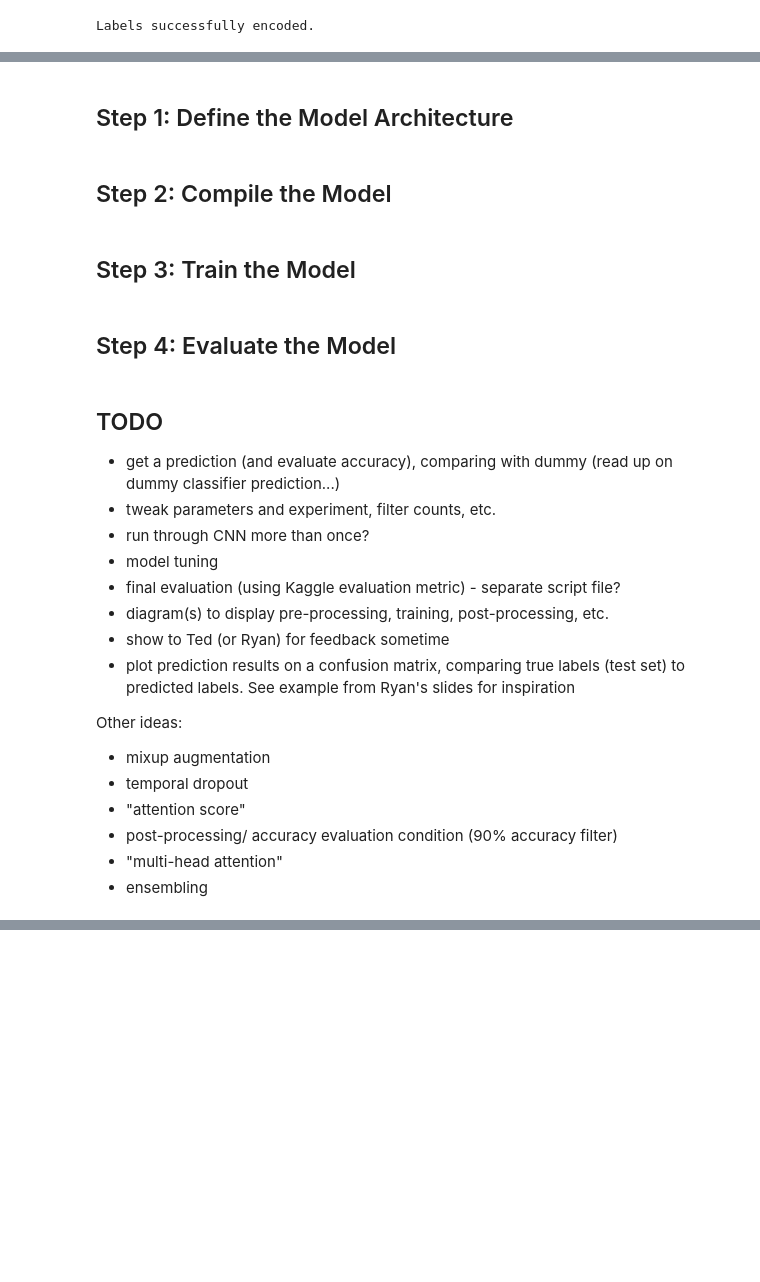
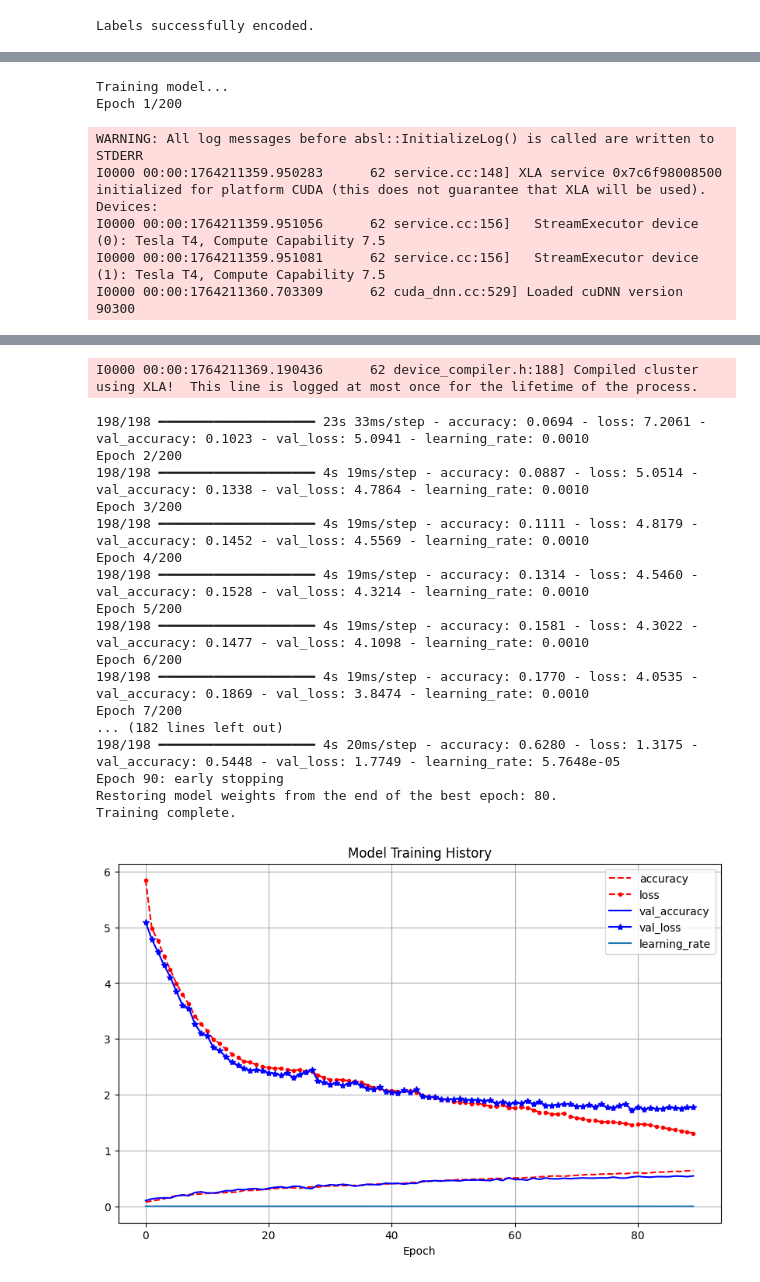
Before and after one commit to tomragus/CMI-Behavior-Detection-1D-CNN, a Jupyter notebook: Jupyter/DRAFT--training_IMU_only.ipynb, the cells around one changed output, grey strips where cells are left out. Saved outputs shown, nothing was run; the diff lists cells and outputs as text; code cells hidden in the pictures; blank space fills up the shorter version.

```diff
--- a/Jupyter/DRAFT--training_IMU_only.ipynb
+++ b/Jupyter/DRAFT--training_IMU_only.ipynb
@@ -324,27 +229,23 @@ Error:
-# %% [markdown]
-## Step 1: Define the Model Architecture
-# %% [markdown]
-## Step 2: Compile the Model
-# %% [markdown]
-## Step 3: Train the Model
-# %% [markdown]
-## Step 4: Evaluate the Model
-# %% [markdown]
-## TODO
-
-- get a prediction (and evaluate accuracy), comparing with dummy (read up on dummy classifier prediction...)
-- tweak parameters and experiment, filter counts, etc.
-- run through CNN more than once?
-- model tuning
-- final evaluation (using Kaggle evaluation metric) - separate script file?
-- diagram(s) to display pre-processing, training, post-processing, etc.
-- show to Ted (or Ryan) for feedback sometime
-- plot prediction results on a confusion matrix, comparing true labels (test set) to predicted labels. See example from Ryan's slides for inspiration
-
-Other ideas:
-- mixup augmentation
-- temporal dropout
-- "attention score"
-- post-processing/ accuracy evaluation condition (90% accuracy filter)
-- "multi-head attention"
-- ensembling
+# %%
+# define early stopping and reduce learning rate on plateau
+early_stopping = EarlyStopping(monitor='val_loss', patience=10, restore_best_weights=True, verbose=1)
+reduce_lr = ReduceLROnPlateau(monitor='val_loss', factor=0.7, patience=3, min_lr=1e-7, verbose=1)
+
+# train model!!!
+print("Training model...")
+history = model.fit(train_padded, y_train_encoded, epochs=200, batch_size=32, validation_data=(val_padded, y_val_encoded), callbacks=[early_stopping, reduce_lr])
+print("Training complete.")
+
+# plot train/val accuracy/loss
+history_df = pd.DataFrame(history.history)
+history_df.plot(figsize=(10, 6), grid=True, xlabel="Epoch", style=["r--", "r--.", "b-", "b-*"])
+plt.title("Model Training History")
+plt.show()
+# %% [output]
+Training model...
+Epoch 1/200
+WARNING: All log messages before absl::InitializeLog() is called are written to STDERR
+I0000 00:00:1764211359.950283      62 service.cc:148] XLA service 0x7c6f98008500 initialized for platform CUDA (this does not guarantee that XLA will be used). Devices:
+I0000 00:00:1764211359.951056      62 service.cc:156]   StreamExecutor device (0): Tesla T4, Compute Capability 7.5
+I0000 00:00:1764211359.951081      62 service.cc:156]   StreamExecutor device (1): Tesla T4, Compute Capability 7.5
+I0000 00:00:1764211360.703309      62 cuda_dnn.cc:529] Loaded cuDNN version 90300
@@ -350,0 +253,19 @@ Other ideas:
+I0000 00:00:1764211369.190436      62 device_compiler.h:188] Compiled cluster using XLA!  This line is logged at most once for the lifetime of the process.
+198/198 ━━━━━━━━━━━━━━━━━━━━ 23s 33ms/step - accuracy: 0.0694 - loss: 7.2061 - val_accuracy: 0.1023 - val_loss: 5.0941 - learning_rate: 0.0010
+Epoch 2/200
+198/198 ━━━━━━━━━━━━━━━━━━━━ 4s 19ms/step - accuracy: 0.0887 - loss: 5.0514 - val_accuracy: 0.1338 - val_loss: 4.7864 - learning_rate: 0.0010
+Epoch 3/200
+198/198 ━━━━━━━━━━━━━━━━━━━━ 4s 19ms/step - accuracy: 0.1111 - loss: 4.8179 - val_accuracy: 0.1452 - val_loss: 4.5569 - learning_rate: 0.0010
+Epoch 4/200
+198/198 ━━━━━━━━━━━━━━━━━━━━ 4s 19ms/step - accuracy: 0.1314 - loss: 4.5460 - val_accuracy: 0.1528 - val_loss: 4.3214 - learning_rate: 0.0010
+Epoch 5/200
+198/198 ━━━━━━━━━━━━━━━━━━━━ 4s 19ms/step - accuracy: 0.1581 - loss: 4.3022 - val_accuracy: 0.1477 - val_loss: 4.1098 - learning_rate: 0.0010
+Epoch 6/200
+198/198 ━━━━━━━━━━━━━━━━━━━━ 4s 19ms/step - accuracy: 0.1770 - loss: 4.0535 - val_accuracy: 0.1869 - val_loss: 3.8474 - learning_rate: 0.0010
+Epoch 7/200
+... (182 lines left out)
+198/198 ━━━━━━━━━━━━━━━━━━━━ 4s 20ms/step - accuracy: 0.6280 - loss: 1.3175 - val_accuracy: 0.5448 - val_loss: 1.7749 - learning_rate: 5.7648e-05
+Epoch 90: early stopping
+Restoring model weights from the end of the best epoch: 80.
+Training complete.
+[figure, added]
```
Also changed, not shown: parts of 19 cells of this notebook.
